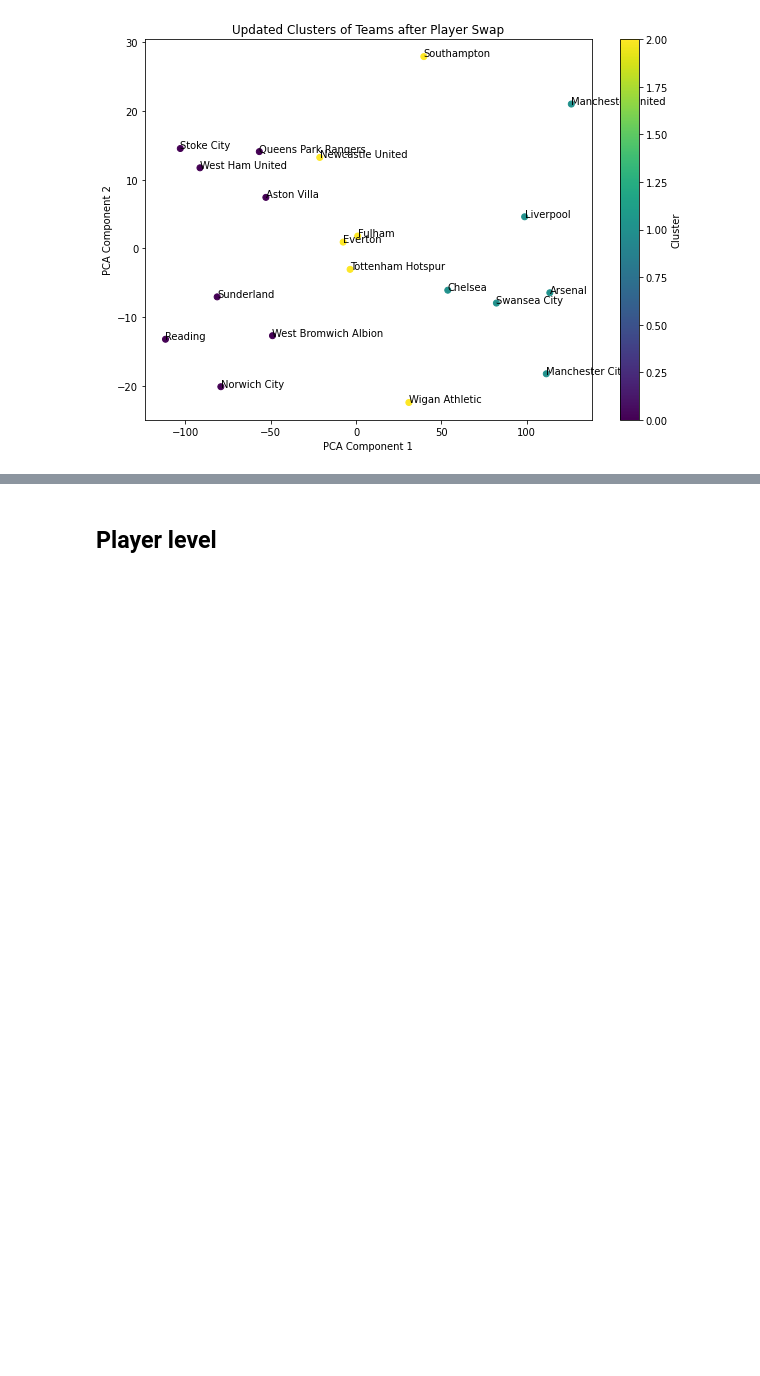
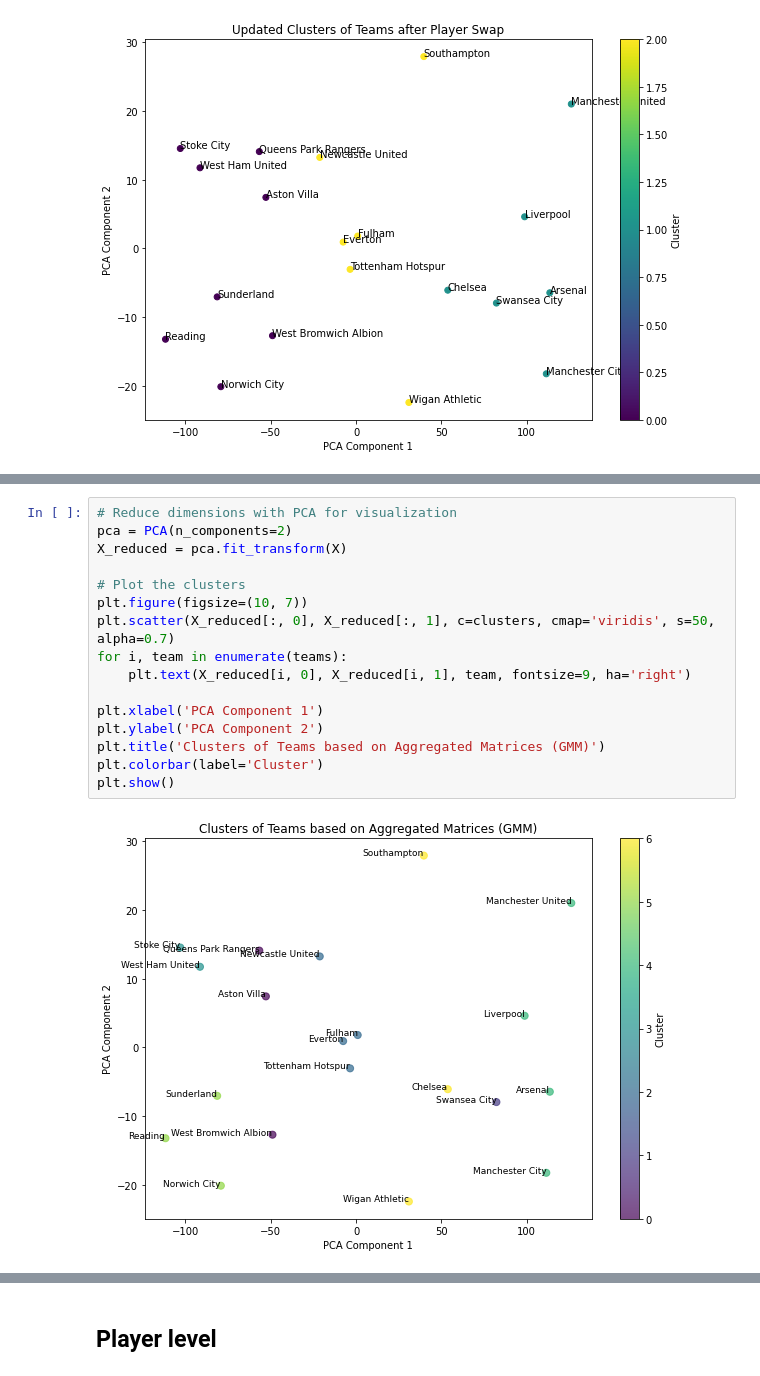
Before and after one commit to luisalawson/soccer_defense_analysis, a Jupyter notebook: RedNeuronalFutbol.ipynb, the cells around one changed output, grey strips where cells are left out. Drawn from its saved outputs; the diff is of its cells as text; blank space fills up the shorter version.

```diff
--- a/RedNeuronalFutbol.ipynb
+++ b/RedNeuronalFutbol.ipynb
@@ -291,0 +333,18 @@ Updated team clusters: {'Arsenal': np.int32(1), 'Everton': np.int32(2), 'Fulham'
+# %%
+# Reduce dimensions with PCA for visualization
+pca = PCA(n_components=2)
+X_reduced = pca.fit_transform(X)
+
+# Plot the clusters
+plt.figure(figsize=(10, 7))
+plt.scatter(X_reduced[:, 0], X_reduced[:, 1], c=clusters, cmap='viridis', s=50, alpha=0.7)
+for i, team in enumerate(teams):
+    plt.text(X_reduced[i, 0], X_reduced[i, 1], team, fontsize=9, ha='right')
+
+plt.xlabel('PCA Component 1')
+plt.ylabel('PCA Component 2')
+plt.title('Clusters of Teams based on Aggregated Matrices (GMM)')
+plt.colorbar(label='Cluster')
+plt.show()
+# %% [output]
+[figure, added]
```
Also changed, not shown: parts of 13 cells of this notebook.
